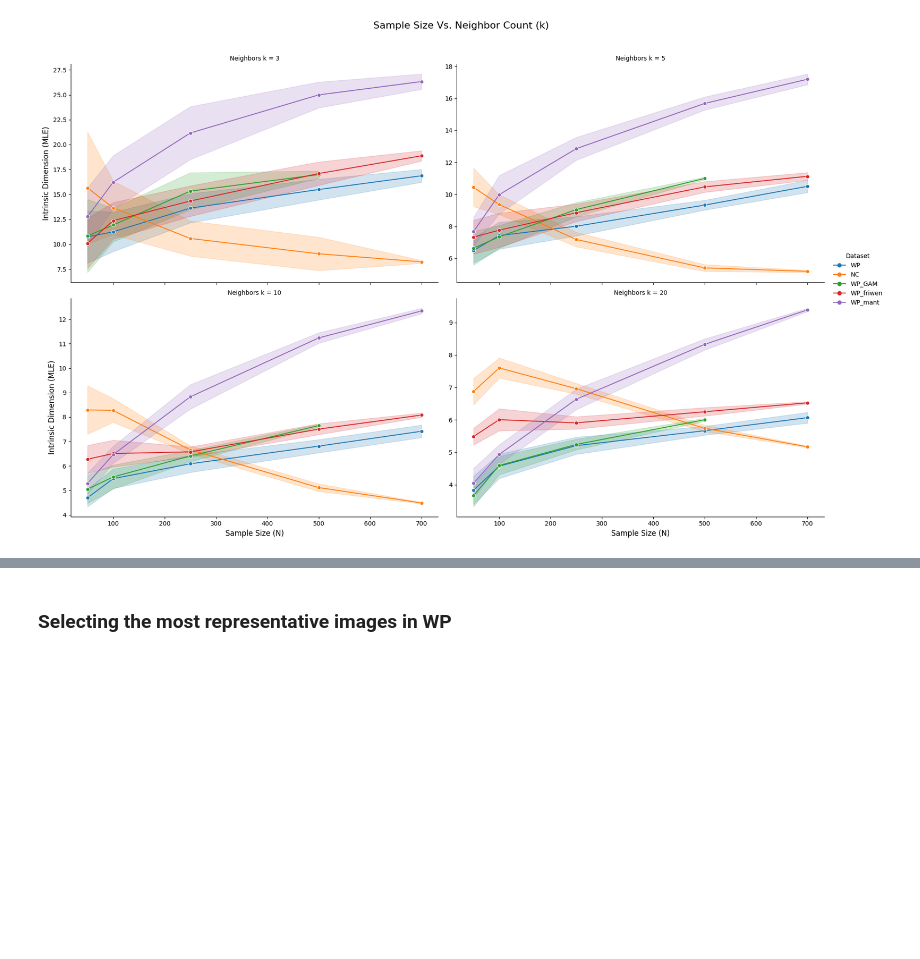
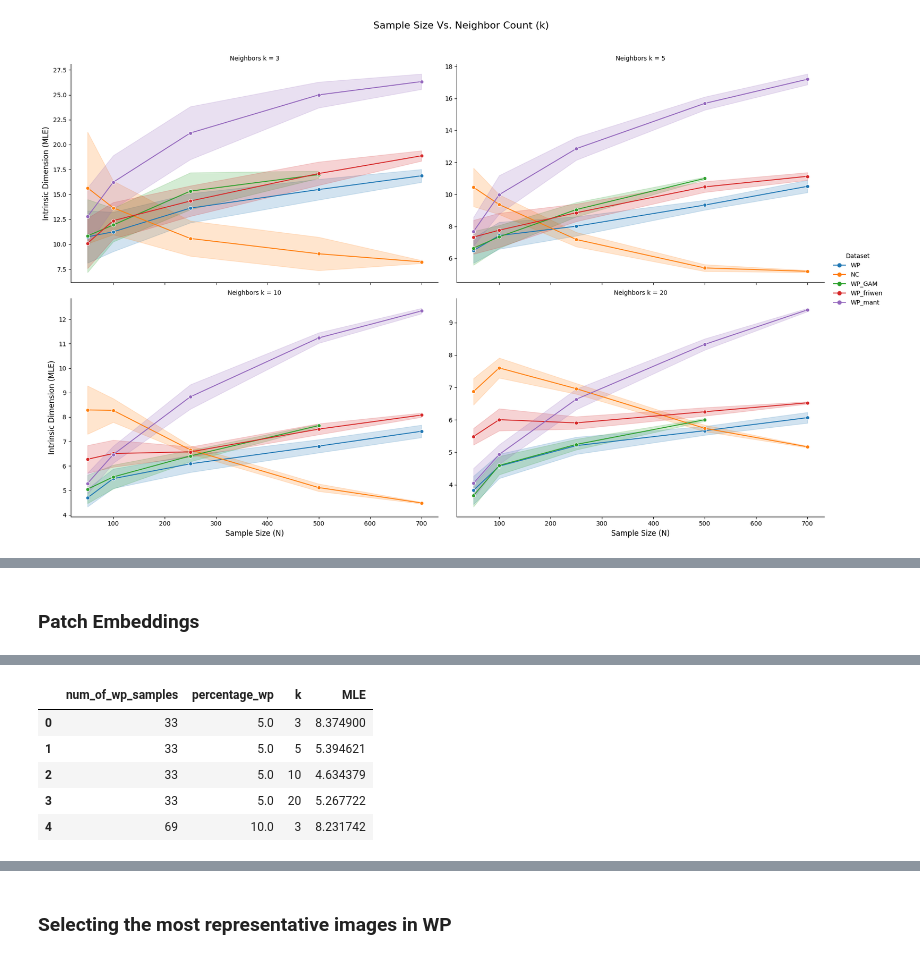
Before and after one commit to emanuel-gf/Dugongs_IRISA-MARBEC-LIRMM, a Jupyter notebook: chapter1_exploring/presentation/presen23-03.ipynb, the cells around one changed output, grey strips where cells are left out. Drawn from its saved outputs; the diff is of its cells as text; code cells hidden in the pictures; blank space fills up the shorter version.

```diff
--- a/chapter1_exploring/presentation/presen23-03.ipynb
+++ b/chapter1_exploring/presentation/presen23-03.ipynb
@@ -210,0 +710,71 @@ plt.show()
+# %% [markdown]
+### Patch Embeddings
+# %%
+## Compute mixing
+## ------------------------
+## LIST OF IDs
+id_gam = view_GAM.values('id')
+id_um = view_UM.values('id')
+id_friwen = view_FRIWEN.values('id')
+dict_id = {'gam':id_gam,'um':id_um,'friwen':id_friwen}
+
+## Loop over different percentage of mixing
+results_list = []
+for perct in [0.05, 0.1,0.15,0.2, 0.25,0.3, 0.35, 0.4, 0.45,
+               0.5,0.55,0.6,0.7, 0.75,0.8,0.9,0.95]:
+    dict_samplers_size = return_sample_size(percentage=perct,
+                                             len_total = len(nc_view),
+                                            size_wp  = len(wp_view) -3, ## subtract 3 images from MANSANDY
+                                            len_gam = len(view_GAM),
+                                            len_um = len(view_UM),
+                                            len_friwen = len(view_FRIWEN)
+                                             )
+    print(f"Running {perct*100}% of mixing - WP size sample = {np.sum(list(dict_samplers_size.values()))}  ")
+
+    assert dict_id.keys()== dict_samplers_size.keys()
+
+    ## loop over the subregions to the proper id
+    dict_sampled_id_per_region = {}
+    for reg in dict_id.keys():
+        ##print(f"Subregion: {reg}")
+        dict_sampled_id_per_region[reg] = random.sample(
+                                                dict_id[reg], ## name of hte region
+                                                dict_samplers_size[reg], ## number of samples
+                                            )
+
+    ## SLICE DATASET - SELECT PARCIAL WP + NC
+    ## the dataset now is mixed of all NC + 10% of WP
+    ## where WP is the flatten id of the dict.
+    ## To solve this, I am appending all NC into the WP and slicing from dataset
+    parcial_wp_id = np.concatenate(list(dict_sampled_id_per_region.values()))
+    frac_dataset_id = np.concat((parcial_wp_id,nc_view.values('id')),
+                                axis=0)
+
+    ## crate a view over the dataset selecting the samples
+    frac_dataset = dataset[frac_dataset_id.flatten().tolist()]
+
+    ## PATCH embeddings
+    patch_embeddings  =  flatten_nested_embeddings(
+                    frac_dataset.values('ground_truth.detections.patch_embeddings')
+    )
+    norm_full_emb = normalize(patch_embeddings)
+
+    ## compute MLE looping for each value of K neighboor
+    # Calculate MLE for all k at once for this specific sample
+    res = calculate_MLE(dataset=norm_full_emb,
+                        list_neighboors=[3,5,10,20],
+                        verbose=False
+                        )
+
+    for k, val in res.items():
+        results_list.append({
+                'num_of_wp_samples':np.sum(list(dict_samplers_size.values())),
+                'percentage_wp': perct*100,
+                'k': k,
+                'MLE': val
+                })
+
+## create a final df
+df_finale_patch = pd.DataFrame(results_list)
+df_finale.head()
+# %% [output]
@@ -210,0 +798,6 @@ plt.show()
+|  | num_of_wp_samples | percentage_wp | k | MLE |
+| 0 | 33 | 5.0 | 3 | 8.374900 |
+| 1 | 33 | 5.0 | 5 | 5.394621 |
+| 2 | 33 | 5.0 | 10 | 4.634379 |
+| 3 | 33 | 5.0 | 20 | 5.267722 |
+| 4 | 69 | 10.0 | 3 | 8.231742 |
```
Also changed, not shown: parts of 29 cells of this notebook, 1 other file.
